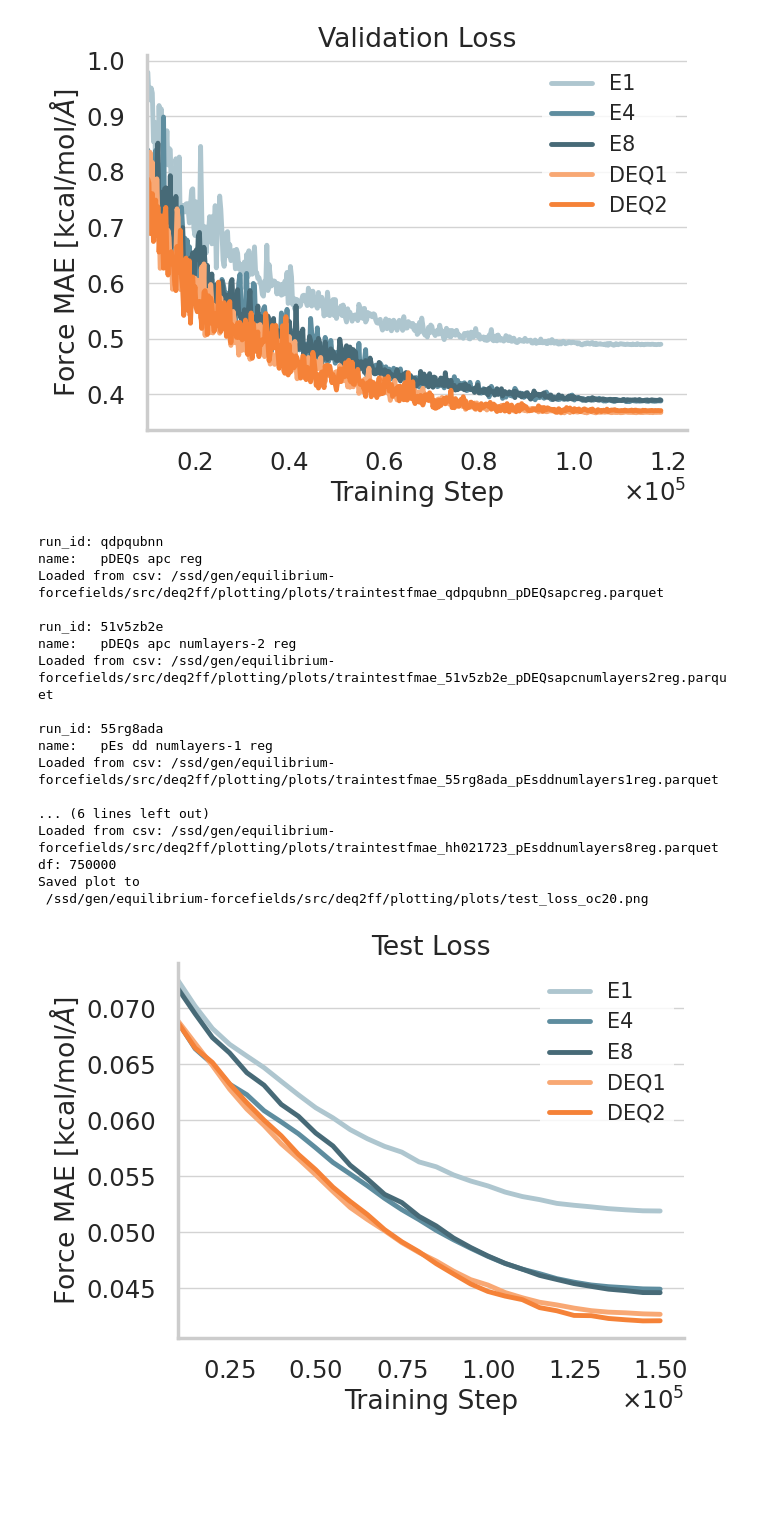
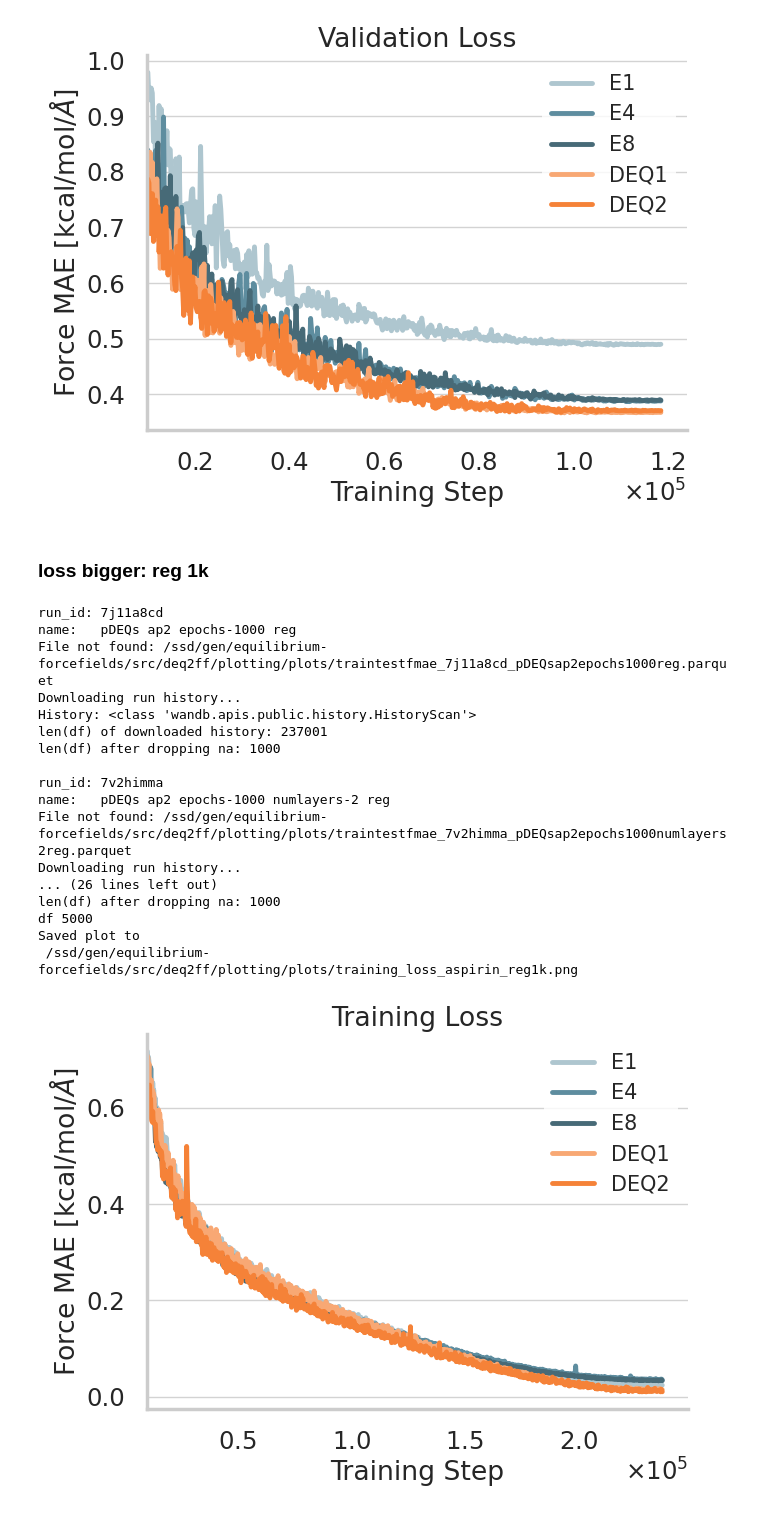
Before and after one commit to BurgerAndreas/equilibrium-forcefields, a Jupyter notebook: src/deq2ff/plotting/dashboard.ipynb, the cells around one changed output. Cells and saved outputs as stored; diff of their text form; code cells hidden in the pictures; blank space fills up the shorter version.

```diff
--- a/src/deq2ff/plotting/dashboard.ipynb
+++ b/src/deq2ff/plotting/dashboard.ipynb
@@ -990,65 +991,47 @@ Saved plot to
 # %%
 # train / val loss Malonaldehyde
 # pDEQs ap ln-pre malonaldehyde 7x83gn1c 48653
+# %% [markdown]
+### loss bigger: reg 1k
 # %%
-# train / val loss OC20
-_project = projectoc
-
-# pDEQs apc reg qdpqubnn
-# pDEQs apc numlayers-2 reg 51v5zb2e
-# pEs dd numlayers-1 reg 55rg8ada
-# pEs dd reg j4ub57rb
-# pEs dd numlayers-8 reg hh021723
-
-keys = ["train/forces_mae", "val/forces_mae"]
-dfq1 = get_keys_history("qdpqubnn", project=_project, keys=keys)
-dfq2 = get_keys_history("51v5zb2e", project=_project, keys=keys)
-dfe1 = get_keys_history("55rg8ada", project=_project, keys=keys)
-dfe4 = get_keys_history("j4ub57rb", project=_project, keys=keys)
-dfe8 = get_keys_history("hh021723", project=_project, keys=keys)
+dfq1 = get_keys_history("7j11a8cd", project=projectmd)
+dfq2 = get_keys_history("7v2himma", project=projectmd)
+dfe1 = get_keys_history("zbb5yuz9", project=projectmd)
+dfe4 = get_keys_history("ebiqcszk", project=projectmd)
+dfe8 = get_keys_history("behfjl18", project=projectmd)
 
 # combine into one dataframe
-dftrainoc = pd.concat([dfe1, dfe4, dfe8, dfq1, dfq2])
-dftrainoc["Model"] = dftrainoc["Class"] + dftrainoc["model.num_layers"].astype(str)
-print('df:', len(dftrainoc))
+dffmae = pd.concat([dfe1, dfe4, dfe8, dfq1, dfq2])
+dffmae["Model"] = dffmae["Class"] + dffmae["model.num_layers"].astype(str)
+print('df', len(dffmae))
 
-# fig, ax = plot_loss_curve(
-#     df=dftrainoc, y="train/forces_mae",
-#     xlabel="Training Step", ylabel=human_labels("test_f_mae"),
-#     xmin=10000,
-#     hue="Model",
-#     palette=cdict,
-#     title="Training Loss",
-#     fname="training_loss_oc20",
-# )
-# plt.show()
 
 fig, ax = plot_loss_curve(
-    df=dftrainoc, y="val/forces_mae",
+    dffmae, y="train_f_mae",
     xlabel="Training Step", ylabel=human_labels("test_f_mae"),
     xmin=10000,
     hue="Model",
     palette=cdict,
-    title="Test Loss",
-    fname="test_loss_oc20",
+    title="Training Loss",
+    fname="training_loss_aspirin_reg1k",
 )
 plt.show()
 # %% [output]
-run_id: qdpqubnn
-name:   pDEQs apc reg
-Loaded from csv: /ssd/gen/equilibrium-forcefields/src/deq2ff/plotting/plots/traintestfmae_qdpqubnn_pDEQsapcreg.parquet
+run_id: 7j11a8cd
+name:   pDEQs ap2 epochs-1000 reg
+File not found: /ssd/gen/equilibrium-forcefields/src/deq2ff/plotting/plots/traintestfmae_7j11a8cd_pDEQsap2epochs1000reg.parquet
+Downloading run history...
+History: <class 'wandb.apis.public.history.HistoryScan'>
+len(df) of downloaded history: 237001
+len(df) after dropping na: 1000
 
-run_id: 51v5zb2e
-name:   pDEQs apc numlayers-2 reg
-Loaded from csv: /ssd/gen/equilibrium-forcefields/src/deq2ff/plotting/plots/traintestfmae_51v5zb2e_pDEQsapcnumlayers2reg.parquet
-
-run_id: 55rg8ada
-name:   pEs dd numlayers-1 reg
-Loaded from csv: /ssd/gen/equilibrium-forcefields/src/deq2ff/plotting/plots/traintestfmae_55rg8ada_pEsddnumlayers1reg.parquet
-
-... (6 lines left out)
-Loaded from csv: /ssd/gen/equilibrium-forcefields/src/deq2ff/plotting/plots/traintestfmae_hh021723_pEsddnumlayers8reg.parquet
-df: 750000
+run_id: 7v2himma
+name:   pDEQs ap2 epochs-1000 numlayers-2 reg
+File not found: /ssd/gen/equilibrium-forcefields/src/deq2ff/plotting/plots/traintestfmae_7v2himma_pDEQsap2epochs1000numlayers2reg.parquet
+Downloading run history...
+... (26 lines left out)
+len(df) after dropping na: 1000
+df 5000
 Saved plot to
- /ssd/gen/equilibrium-forcefields/src/deq2ff/plotting/plots/test_loss_oc20.png
+ /ssd/gen/equilibrium-forcefields/src/deq2ff/plotting/plots/training_loss_aspirin_reg1k.png
-[figure, old version]
+[figure, new version]
```
Also changed, not shown: parts of 16 cells of this notebook, 9 other files.
